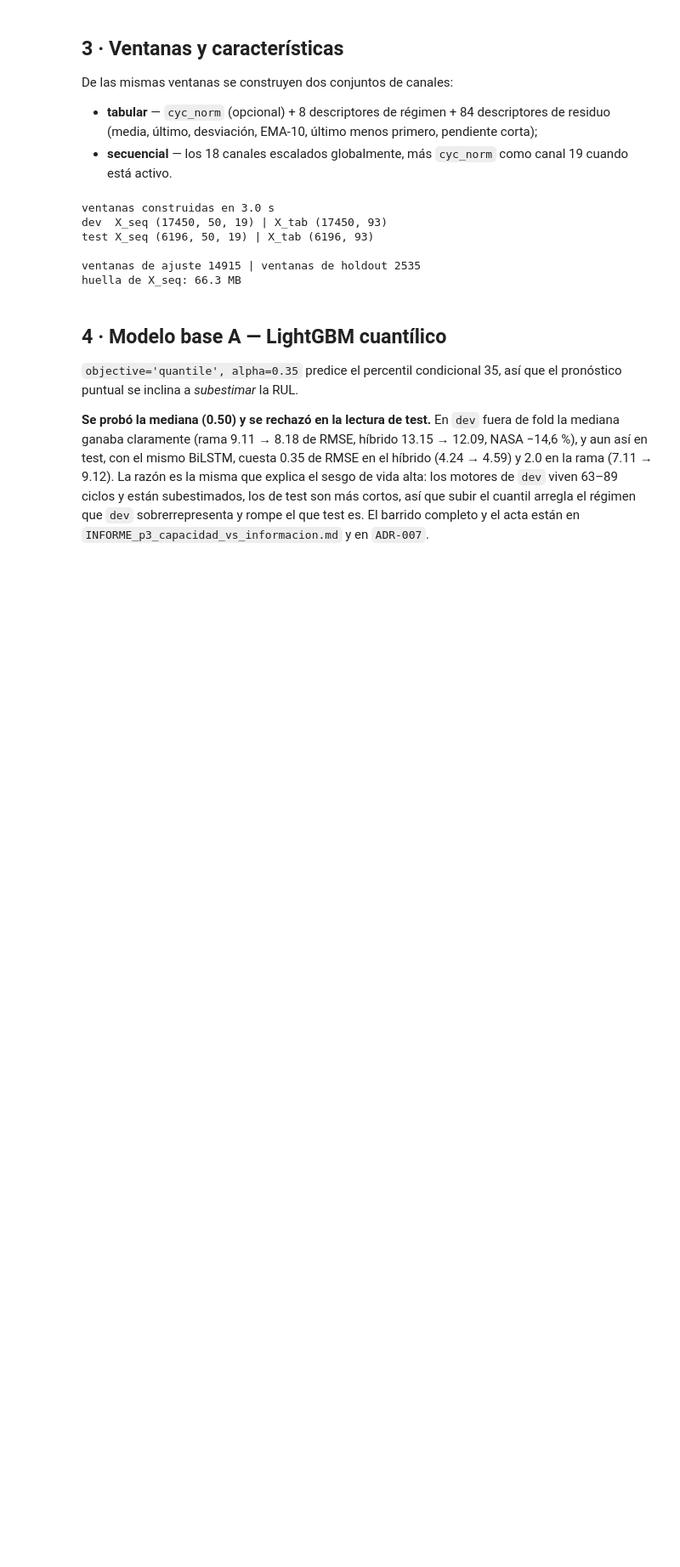
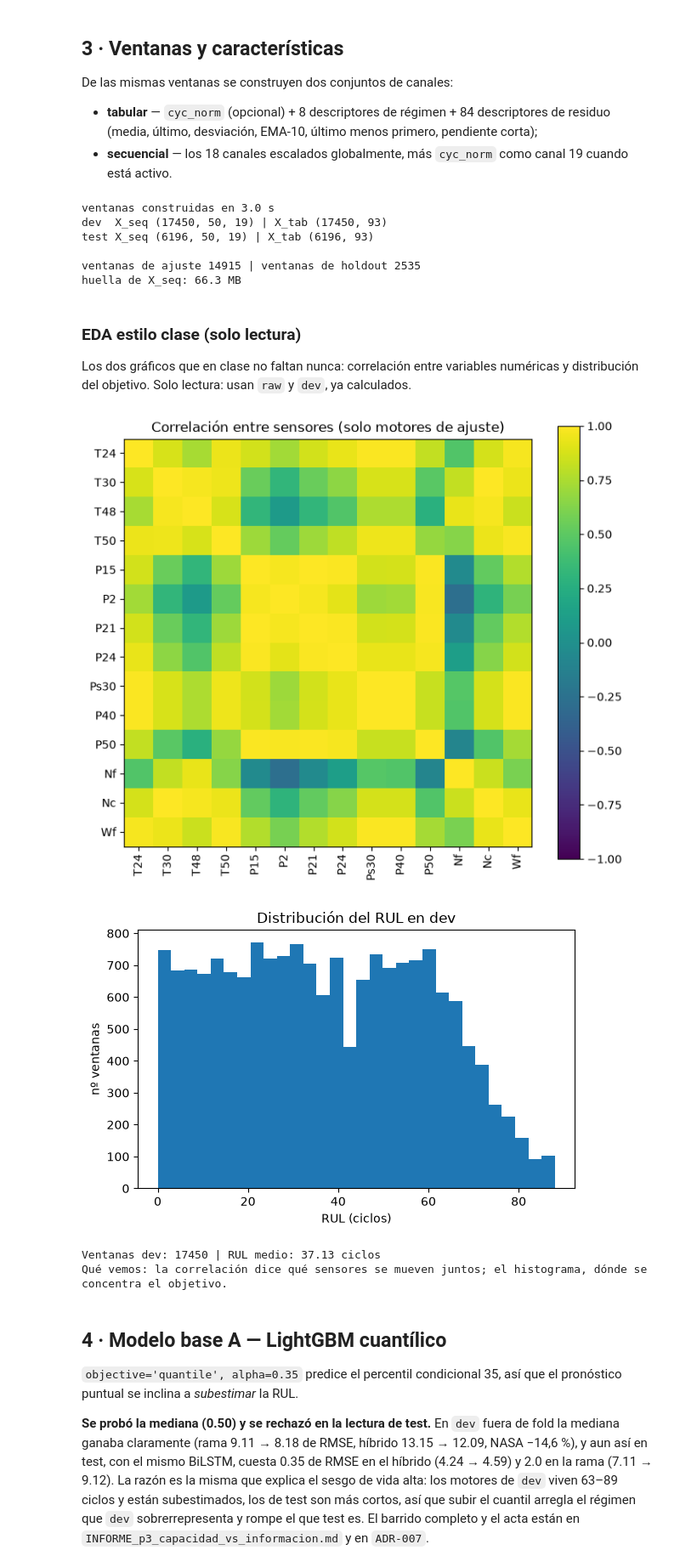
Before and after one commit to mikelrh-dev/nasa-rul-ds02, a Jupyter notebook: notebooks/ds02_ensemble/01_datos_y_bases.ipynb, the cells around one changed output. Shown at 85% size. Saved outputs shown, nothing was run; the diff lists cells and outputs as text; code cells hidden in the pictures; blank space fills up the shorter version.

```diff
--- a/notebooks/ds02_ensemble/01_datos_y_bases.ipynb
+++ b/notebooks/ds02_ensemble/01_datos_y_bases.ipynb
@@ -540,6 +540,35 @@ test X_seq (6196, 50, 19) | X_tab (6196, 93)
 
 ventanas de ajuste 14915 | ventanas de holdout 2535
 huella de X_seq: 66.3 MB
+# %% [markdown]
+### EDA estilo clase (solo lectura)
+
+Los dos gráficos que en clase no faltan nunca: correlación entre variables numéricas
+y distribución del objetivo. Solo lectura: usan `raw` y `dev`, ya calculados.
+# %%
+# EDA estilo clase (SOLO lectura: no ajusta nada, no re-entrena)
+xs_fit = pd.DataFrame(raw["Xs_train"][fit_rows], columns=raw["sensor_names"])
+corr = xs_fit.corr().round(2)
+plt.figure(figsize=(7, 6))
+plt.imshow(corr.values, vmin=-1, vmax=1)
+plt.xticks(range(len(corr.columns)), corr.columns, rotation=90)
+plt.yticks(range(len(corr.columns)), corr.columns)
+plt.title("Correlación entre sensores (solo motores de ajuste)")
+plt.colorbar()
+plt.tight_layout(); plt.show()
+
+plt.figure(figsize=(6, 4))
+plt.hist(np.asarray(dev["y"]).ravel(), bins=30)
+plt.xlabel("RUL (ciclos)"); plt.ylabel("nº ventanas")
+plt.title("Distribución del RUL en dev")
+plt.tight_layout(); plt.show()
+print(f"Ventanas dev: {len(dev['y'])} | RUL medio: {float(np.mean(dev['y'])):.2f} ciclos")
+print("Qué vemos: la correlación dice qué sensores se mueven juntos; el histograma, dónde se concentra el objetivo.")
+# %% [output]
+[figure, added]
+[figure, added]
+Ventanas dev: 17450 | RUL medio: 37.13 ciclos
+Qué vemos: la correlación dice qué sensores se mueven juntos; el histograma, dónde se concentra el objetivo.
 # %% [markdown]
 ## 4 · Modelo base A — LightGBM cuantílico
 
```
Also changed, not shown: 54 other files.
